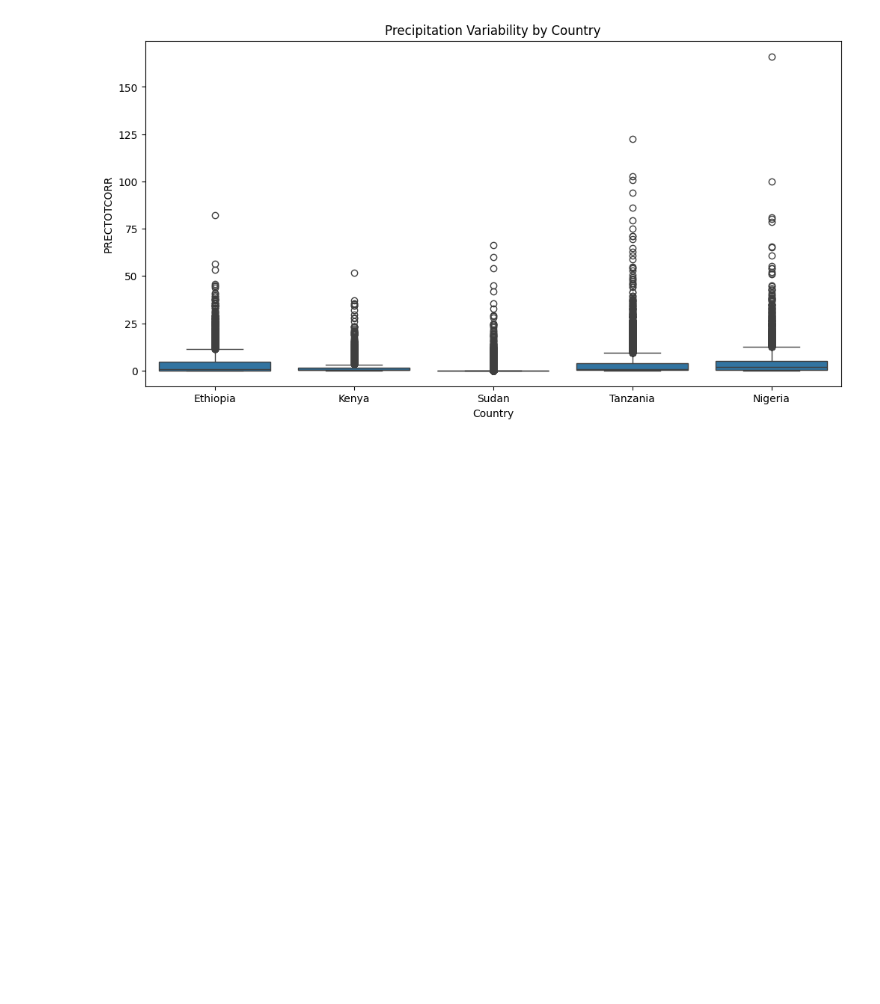
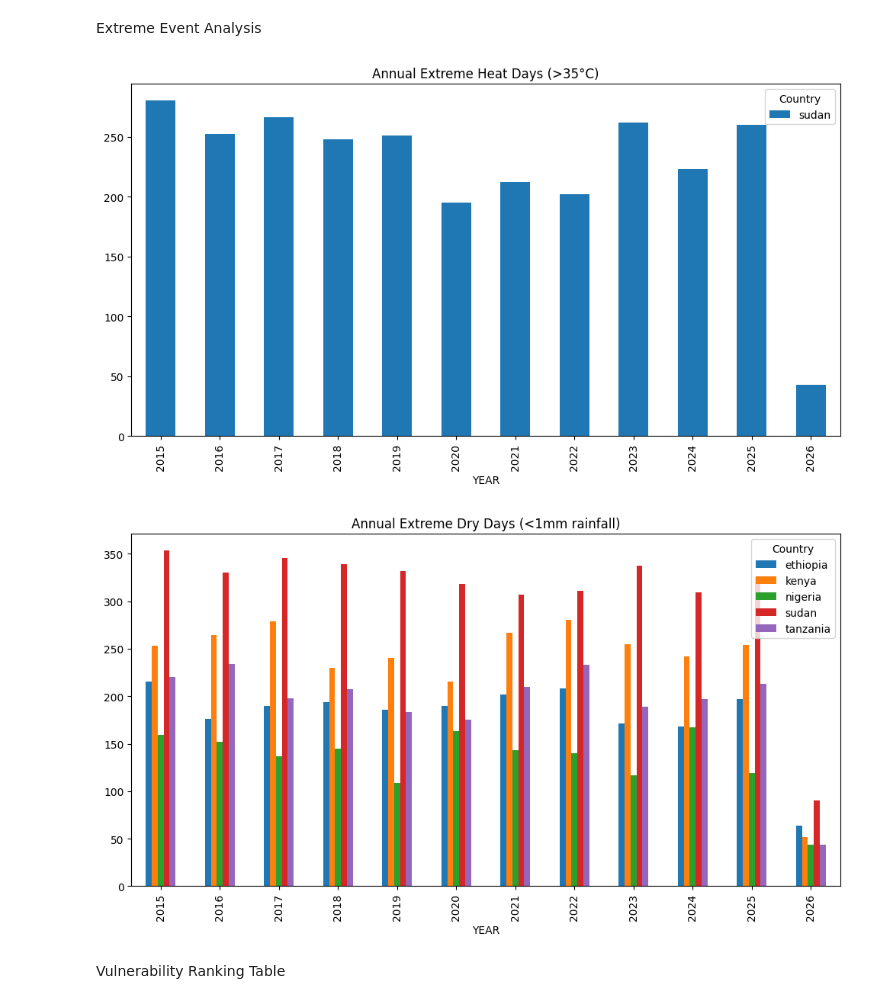
Before and after one commit to Rediet-W/climate-challenge-week0, a Jupyter notebook: notebooks/compare_countries.ipynb, the cells around one changed output. Drawn from its saved outputs; the diff is of its cells as text; code cells hidden in the pictures; blank space fills up the shorter version.

```diff
--- a/notebooks/compare_countries.ipynb
+++ b/notebooks/compare_countries.ipynb
@@ -2,15 +2,25 @@
 import pandas as pd
 import seaborn as sns
 import matplotlib.pyplot as plt
-from scipy import stats
+from scipy.stats import f_oneway
 
 countries = ['ethiopia', 'kenya', 'sudan', 'tanzania', 'nigeria']
 df_list = []
 
+# Loop, Load, Label, and Store
 for country in countries:
-    # Load the cleaned file from Task 2
-    temp_df = pd.read_csv(f'../data/{country}_clean.csv')
+    path = f'../data/{country}_clean.csv'
+    temp_df = pd.read_csv(path)
+
+    # CRITICAL: Add the country name as a column BEFORE appending
+    temp_df['Country'] = country
+
     df_list.append(temp_df)
+    print(f"Loaded {country}: {len(temp_df)} rows")
 
-# Concatenate all into one big dataframe
+# Concatenate all
 master_df = pd.concat(df_list, ignore_index=True)
+
+# Verification
+print("\n--- Verification ---")
+print(master_df['Country'].value_counts()) # This should show ~4000 rows per country
@@ -24,8 +61,22 @@ plt.show()
+# %% [markdown]
+Extreme Event Analysis
 # %%
-plt.figure(figsize=(12, 6))
-sns.boxplot(data=master_df, x='Country', y='PRECTOTCORR')
-plt.title('Precipitation Variability by Country')
+# 1. Heat Stress: Count days > 35°C per year
+heat_df = master_df[master_df['T2M_MAX'] > 35].groupby(['Country', 'YEAR']).size().reset_index(name='Heat_Days')
+heat_matrix = heat_df.pivot_table(index='YEAR', columns='Country', values='Heat_Days', fill_value=0)
+heat_matrix.plot(kind='bar', figsize=(12, 6))
+plt.title('Annual Extreme Heat Days (>35°C)')
 plt.show()
+
+# 2. Dry Days: Count days < 1mm rainfall per year
+dry_df = master_df[master_df['PRECTOTCORR'] < 1].groupby(['Country', 'YEAR']).size().reset_index(name='Dry_Days')
+dry_matrix = dry_df.pivot_table(index='YEAR', columns='Country', values='Dry_Days', fill_value=0)
+dry_matrix.plot(kind='bar', figsize=(12, 6))
+plt.title('Annual Extreme Dry Days (<1mm rainfall)')
+plt.show()
 # %% [output]
-[figure, old version]
+[figure, new version]
+[figure, added]
+# %% [markdown]
+Vulnerability Ranking Table
 # %%
```
Also changed, not shown: parts of 8 cells of this notebook, 1 other file.
